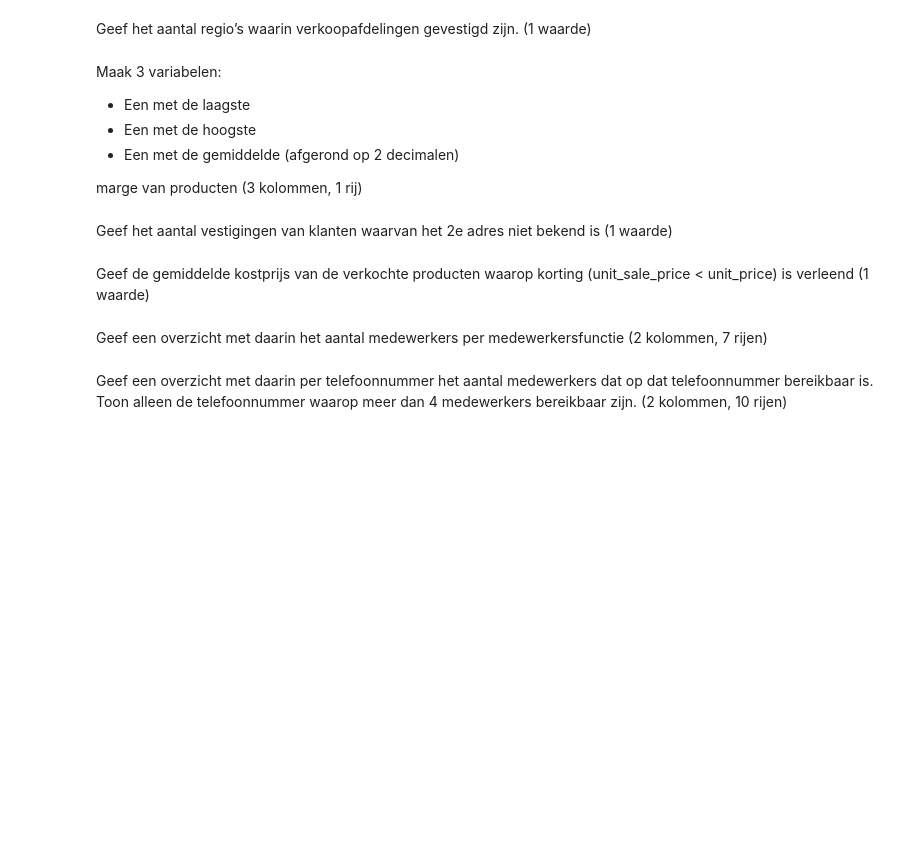
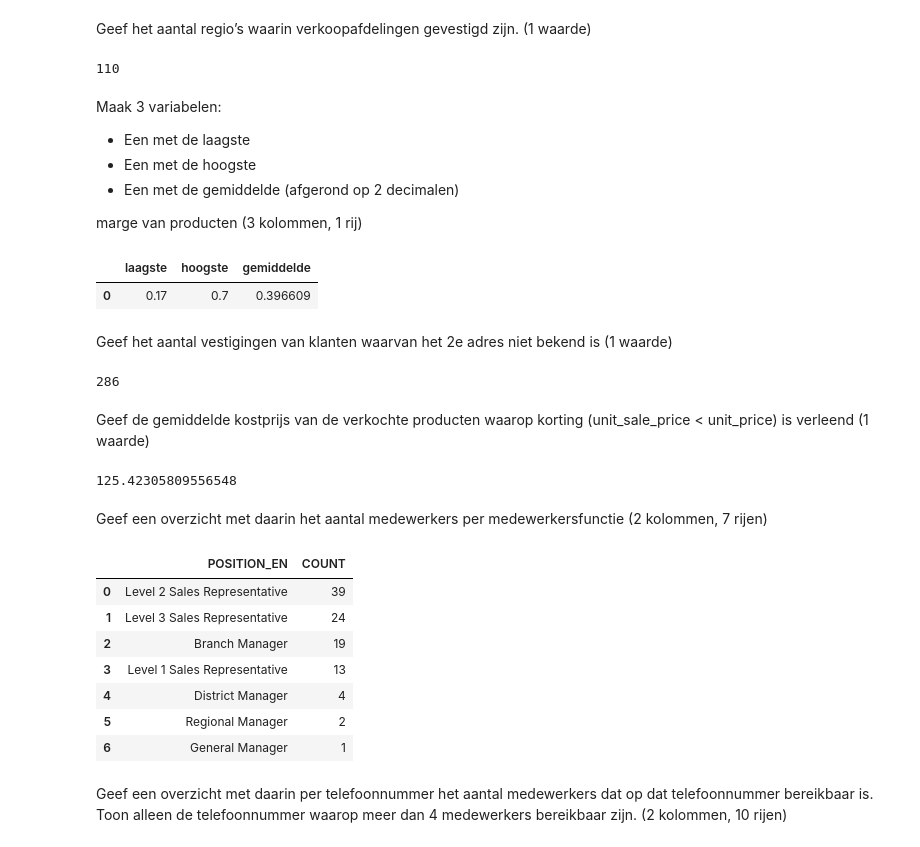
Before and after one commit to david1law/DEDS_Portfolio, a Jupyter notebook: Practicum_2.3_Opdrachten.ipynb, the cells around one changed output. Drawn from its saved outputs; the diff is of its cells as text; code cells hidden in the pictures; blank space fills up the shorter version.

```diff
--- a/Practicum_2.3_Opdrachten.ipynb
+++ b/Practicum_2.3_Opdrachten.ipynb
@@ -151,6 +152,11 @@ len(returned_item)
 706
 # %% [markdown]
 Geef het aantal regio’s waarin verkoopafdelingen gevestigd zijn. (1 waarde)
+# %%
+filter = retailer_site[retailer_site['REGION'].notna()]
+filter['REGION'].drop_duplicates().count()
+# %% [output]
+110
 # %% [markdown]
 Maak 3 variabelen:
 - Een met de laagste
@@ -158,11 +164,39 @@ Maak 3 variabelen:
 - Een met de gemiddelde (afgerond op 2 decimalen)
 
 marge van producten (3 kolommen, 1 rij)
+# %%
+pd.DataFrame({ 'laagste' : [product['MARGIN'].astype(float).min()], 'hoogste' : [product['MARGIN'].astype(float).max()], 'gemiddelde' : [product['MARGIN'].astype(float).mean()] })
+# %% [output]
+|  | laagste | hoogste | gemiddelde |
+| 0 | 0.17 | 0.7 | 0.396609 |
 # %% [markdown]
 Geef het aantal vestigingen van klanten waarvan het 2e adres niet bekend is (1 waarde)
+# %%
+retailer_site['ADDRESS2'].isna().sum()
+# %% [output]
+286
 # %% [markdown]
 Geef de gemiddelde kostprijs van de verkochte producten waarop korting (unit_sale_price < unit_price) is verleend (1 waarde)
+# %%
+filter = order_details['UNIT_SALE_PRICE'].astype(float) < order_details['UNIT_PRICE'].astype(float)
+filtered = pd.DataFrame(order_details.loc[filter, :])
+filtered['UNIT_COST'].astype(float).mean()
+# %% [output]
+125.42305809556548
 # %% [markdown]
 Geef een overzicht met daarin het aantal medewerkers per medewerkersfunctie (2 kolommen, 7 rijen)
+# %%
+filter = sales_staff['POSITION_EN'].value_counts().reset_index()
+filter.columns = ['POSITION_EN', 'COUNT']
+filter
+# %% [output]
+|  | POSITION_EN | COUNT |
+| 0 | Level 2 Sales Representative | 39 |
+| 1 | Level 3 Sales Representative | 24 |
+| 2 | Branch Manager | 19 |
+| 3 | Level 1 Sales Representative | 13 |
+| 4 | District Manager | 4 |
+| 5 | Regional Manager | 2 |
+| 6 | General Manager | 1 |
 # %% [markdown]
 Geef een overzicht met daarin per telefoonnummer het aantal medewerkers dat op dat telefoonnummer bereikbaar is. Toon alleen de telefoonnummer waarop meer dan 4 medewerkers bereikbaar zijn. (2 kolommen, 10 rijen)
```
Also changed, not shown: parts of 4 cells of this notebook.
